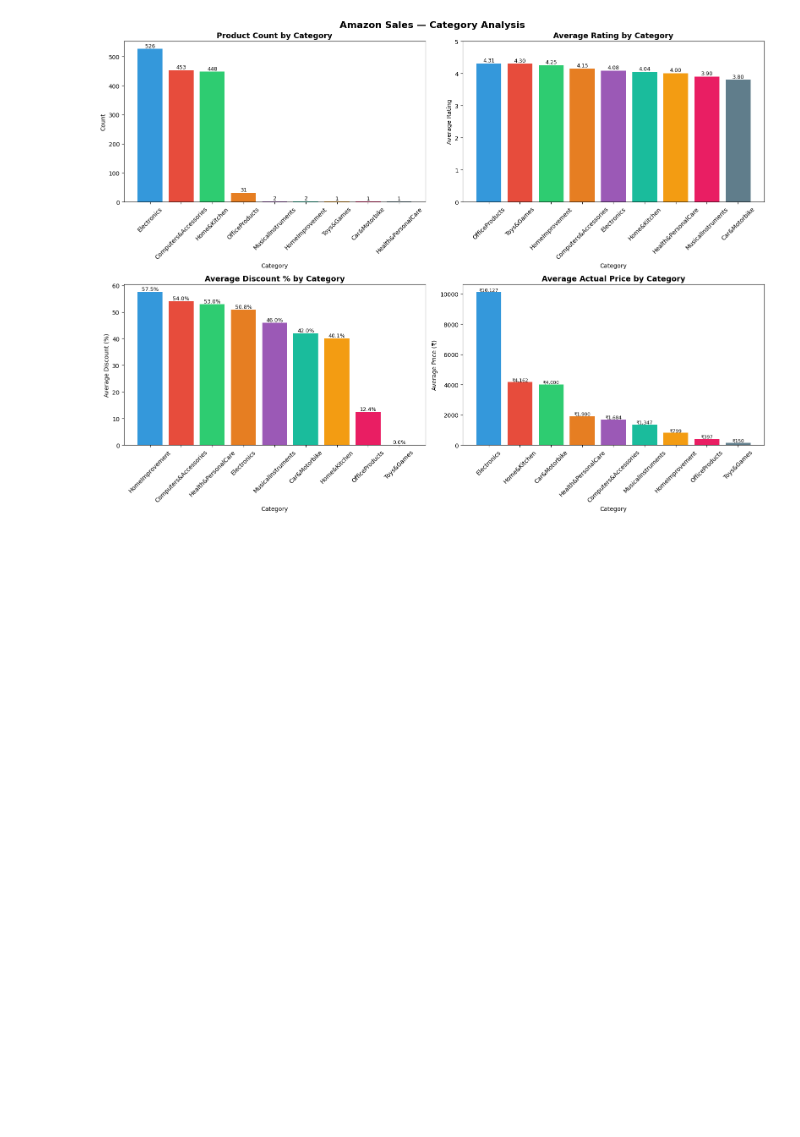
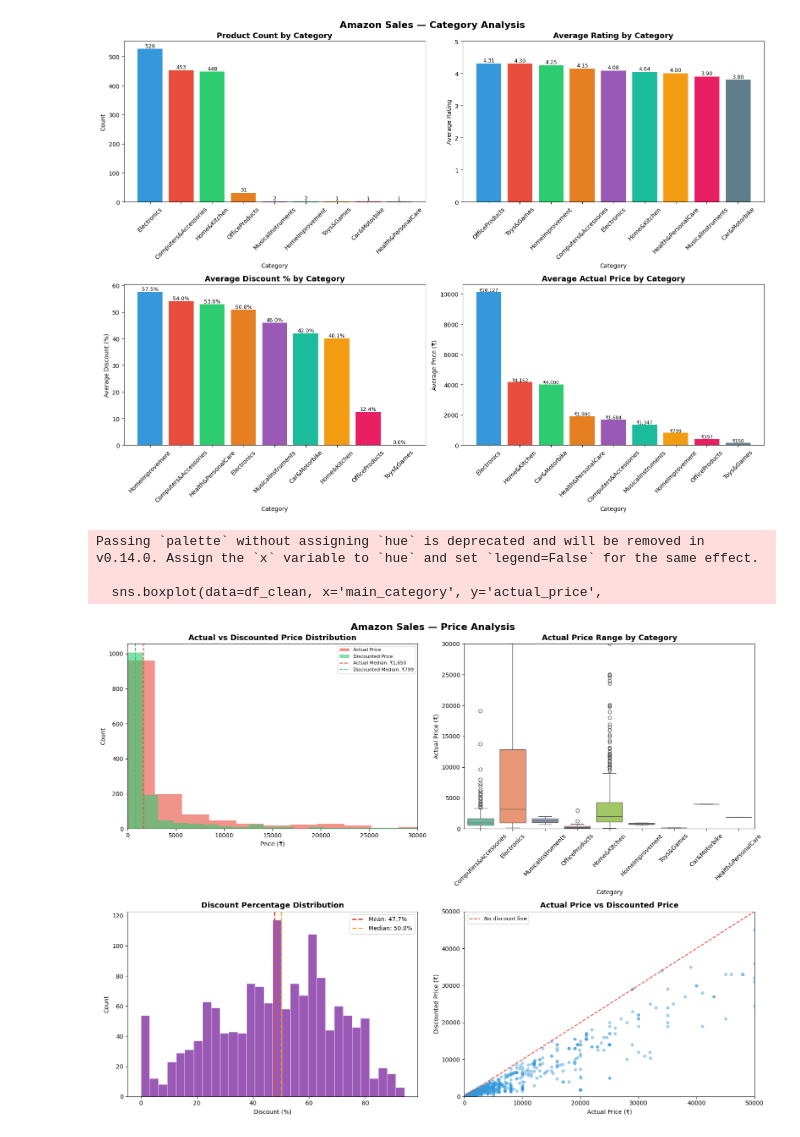
Before and after one commit to john-nio/eda-project, a Jupyter notebook: amazon/amazon_eda.ipynb, the cells around one changed output. Cells and saved outputs as stored; diff of their text form; code cells hidden in the pictures; blank space fills up the shorter version.

Commit message:
Adding more charts

```diff
--- a/amazon/amazon_eda.ipynb
+++ b/amazon/amazon_eda.ipynb
@@ -227,3 +227,78 @@ plt.savefig('visualizations/category_analysis.png', dpi=150)
 plt.show()
 # %% [output]
 [figure]
+# %%
+fig, axes = plt.subplots(2, 2, figsize=(16, 12))
+axes = axes.flatten()
+
+# ── 5. Discounted vs actual price distribution ─────────────────
+axes[0].hist(df_clean['actual_price'], bins=50, alpha=0.6,
+             color='#e74c3c', label='Actual Price')
+axes[0].hist(df_clean['discounted_price'], bins=50, alpha=0.6,
+             color='#2ecc71', label='Discounted Price')
+axes[0].set_title('Actual vs Discounted Price Distribution',
+                  fontsize=13, fontweight='bold')
+axes[0].set_xlabel('Price (₹)')
+axes[0].set_ylabel('Count')
+axes[0].set_xlim(0, 30000)   # cap at 30k for readability
+axes[0].legend()
+axes[0].axvline(df_clean['actual_price'].median(), color='#e74c3c',
+                linestyle='--', linewidth=1.5,
+                label=f'Actual Median: ₹{df_clean["actual_price"].median():,.0f}')
+axes[0].axvline(df_clean['discounted_price'].median(), color='#2ecc71',
+                linestyle='--', linewidth=1.5,
+                label=f'Discounted Median: ₹{df_clean["discounted_price"].median():,.0f}')
+axes[0].legend(fontsize=8)
+
+# ── 6. Price range by category (box plot) ─────────────────────
+sns.boxplot(data=df_clean, x='main_category', y='actual_price',
+            palette='Set2', ax=axes[1])
+axes[1].set_title('Actual Price Range by Category',
+                  fontsize=13, fontweight='bold')
+axes[1].set_xlabel('Category')
+axes[1].set_ylabel('Actual Price (₹)')
+axes[1].set_ylim(0, 30000)   # cap outliers for readability
+axes[1].tick_params(axis='x', rotation=45)
+
+# ── 7. Discount percentage distribution ───────────────────────
+axes[2].hist(df_clean['discount_percentage'], bins=30,
+             color='#9b59b6', edgecolor='white', linewidth=0.5)
+axes[2].axvline(df_clean['discount_percentage'].mean(), color='#e74c3c',
+                linestyle='--', linewidth=2,
+                label=f'Mean: {df_clean["discount_percentage"].mean():.1f}%')
+axes[2].axvline(df_clean['discount_percentage'].median(), color='#f39c12',
+                linestyle='--', linewidth=2,
+                label=f'Median: {df_clean["discount_percentage"].median():.1f}%')
+axes[2].set_title('Discount Percentage Distribution',
+                  fontsize=13, fontweight='bold')
+axes[2].set_xlabel('Discount (%)')
+axes[2].set_ylabel('Count')
+axes[2].legend()
+
+# ── 8. Actual price vs discounted price scatter ────────────────
+axes[3].scatter(df_clean['actual_price'], df_clean['discounted_price'],
+                alpha=0.4, s=20, color='#3498db')
+
+# add diagonal line — if no discount, points would be here
+max_price = df_clean['actual_price'].max()
+axes[3].plot([0, max_price], [0, max_price], color='#e74c3c',
+             linestyle='--', linewidth=1.5, label='No discount line')
+
+axes[3].set_title('Actual Price vs Discounted Price',
+                  fontsize=13, fontweight='bold')
+axes[3].set_xlabel('Actual Price (₹)')
+axes[3].set_ylabel('Discounted Price (₹)')
+axes[3].set_xlim(0, 50000)
+axes[3].set_ylim(0, 50000)
+axes[3].legend(fontsize=9)
+
+fig.suptitle('Amazon Sales — Price Analysis',
+             fontsize=16, fontweight='bold')
+plt.tight_layout()
+plt.savefig('visualizations/price_analysis.png', dpi=150)
+plt.show()
+# %% [output]
+Passing `palette` without assigning `hue` is deprecated and will be removed in v0.14.0. Assign the `x` variable to `hue` and set `legend=False` for the same effect.
+
+  sns.boxplot(data=df_clean, x='main_category', y='actual_price',
+[figure, added]
```
Also changed, not shown: parts of 1 cell of this notebook, 1 other file.
